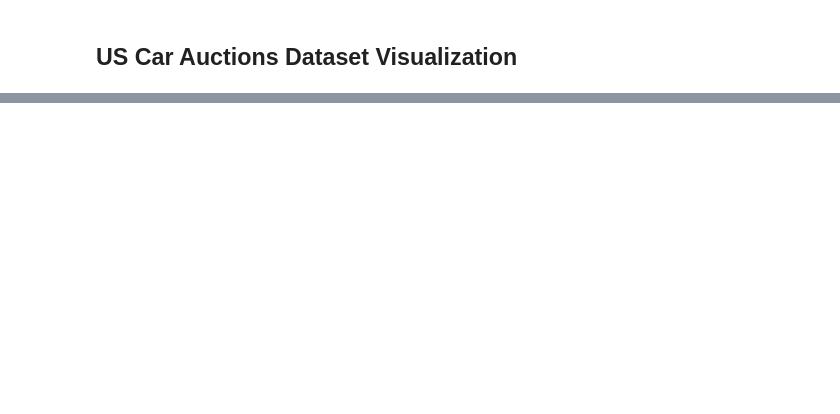
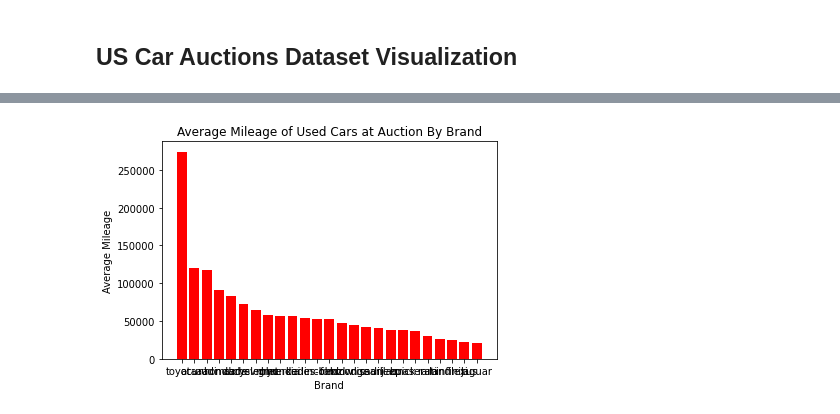
Before and after one commit to Alex-Angelico/data-visualization, a Jupyter notebook: viz-a.ipynb, the cells around one changed output, grey strips where cells are left out. Cells and saved outputs as stored; diff of their text form; code cells hidden in the pictures; blank space fills up the shorter version.

Commit message:
data visualizations complete

```diff
--- a/viz-a.ipynb
+++ b/viz-a.ipynb
@@ -45,0 +67,11 @@ AttributeError: 'SeriesGroupBy' object has no attribute 'sort_valeus'
+# %%
+excluded_brands = ['heartland', 'peterbilt', 'harley-davidson']
+filtered_data = cars[~cars['brand'].isin(excluded_brands)]
+filtered_data = round(filtered_data.groupby('brand')['mileage'].mean().sort_values(ascending=False))
+
+average_mileage_brand_data = pd.DataFrame(filtered_data)
+
+average_mileage_brand_data.reset_index(inplace=True)
+average_mileage_brand_data = average_mileage_brand_data.rename(columns = {'index':'rank'})
+
+average_mileage_brand_data
@@ -45,0 +96,19 @@ AttributeError: 'SeriesGroupBy' object has no attribute 'sort_valeus'
+# %%
+X = average_mileage_brand_data['brand'].values
+y = average_mileage_brand_data['mileage'].values
+# %%
+plt.bar(X, y, color='red')
+plt.xlabel('Brand')
+plt.ylabel('Average Mileage')
+plt.title('Average Mileage of Used Cars at Auction By Brand')
+# plt.figure(figsize=(40, 40))
+
+# plt.subplots(figsize=(5,5))
+
+# f = plt.figure()
+# f.set_figwidth(20)
+# f.set_figheight(16)
+
+plt.show()
+# %% [output]
+[figure, added]
```
Also changed, not shown: parts of 6 cells of this notebook, 4 other files.
